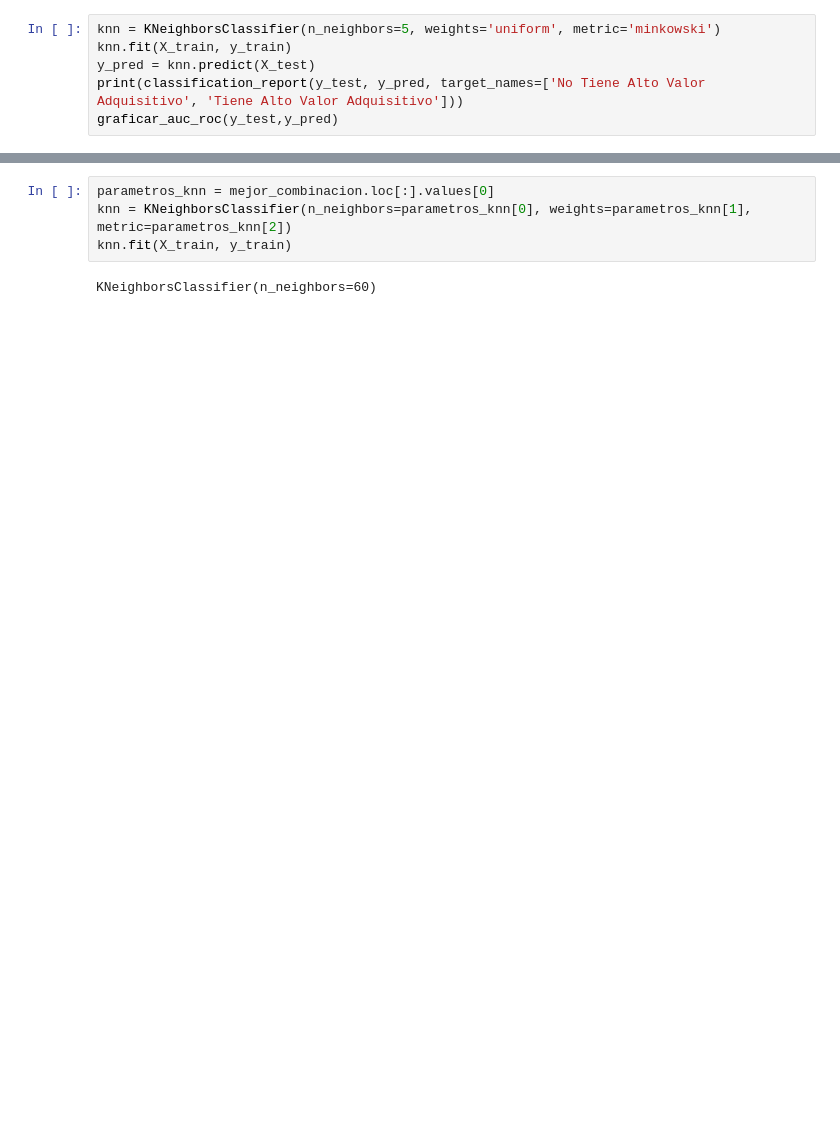
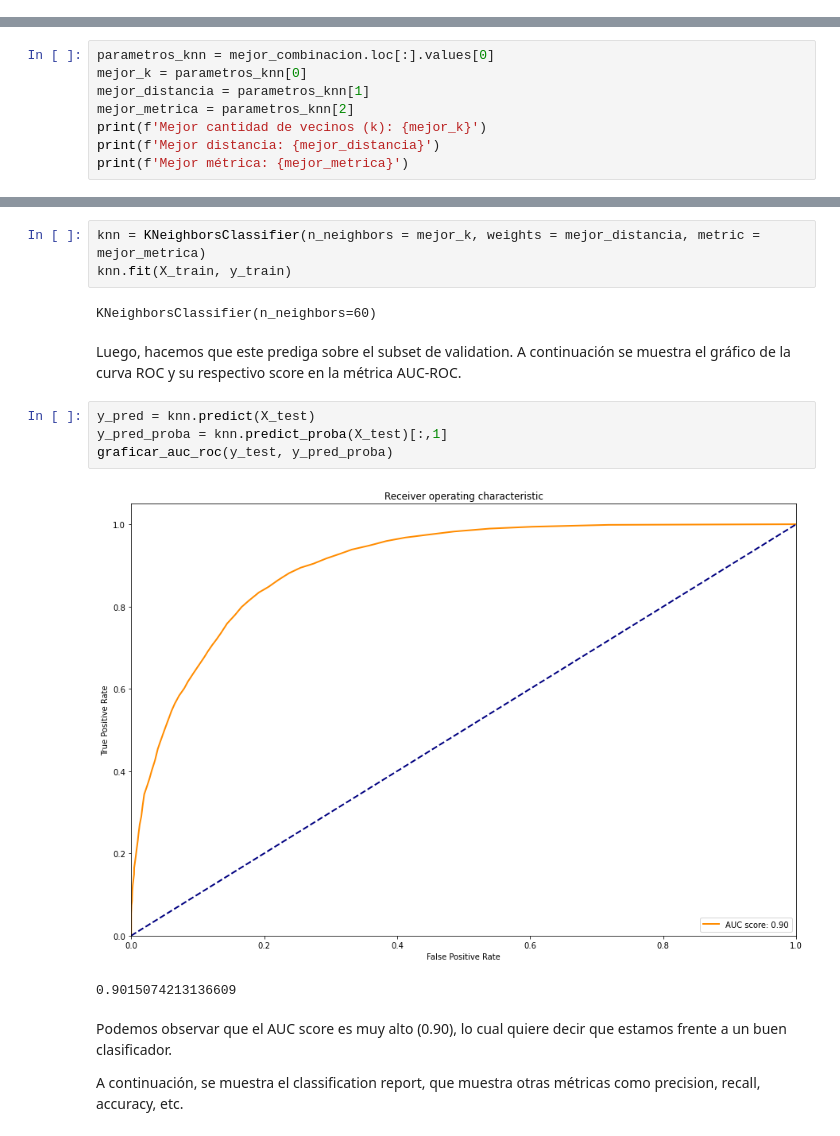
Before and after one commit to MateoCraviotto/Organizacion-de-datos-fiuba-1, a Jupyter notebook: TP2/KNN.ipynb, the cells around one changed output, grey strips where cells are left out. Cells and saved outputs as stored; diff of their text form; blank space fills up the shorter version.

```diff
--- a/TP2/KNN.ipynb
+++ b/TP2/KNN.ipynb
@@ -23,9 +39,3 @@ df = aplicar_one_hot_encoding(df)
 X, y = dividir_dataset(df)
 X_train, X_test, y_train, y_test = train_test_split(X, y, test_size=0.25, random_state=0)
 X_train, X_test = normalizar_datos(X_train, X_test)
-# %%
-knn = KNeighborsClassifier(n_neighbors=5, weights='uniform', metric='minkowski')
-knn.fit(X_train, y_train)
-y_pred = knn.predict(X_test)
-print(classification_report(y_test, y_pred, target_names=['No Tiene Alto Valor Adquisitivo', 'Tiene Alto Valor Adquisitivo']))
-graficar_auc_roc(y_test,y_pred)
@@ -91,0 +79,8 @@ Promedio de la combinación: 0.8613606487560588
+# %%
+parametros_knn = mejor_combinacion.loc[:].values[0]
+mejor_k = parametros_knn[0]
+mejor_distancia = parametros_knn[1]
+mejor_metrica = parametros_knn[2]
+print(f'Mejor cantidad de vecinos (k): {mejor_k}')
+print(f'Mejor distancia: {mejor_distancia}')
+print(f'Mejor métrica: {mejor_metrica}')
@@ -92,7 +93,19 @@ Promedio de la combinación: 0.8613606487560588
 # %%
-parametros_knn = mejor_combinacion.loc[:].values[0]
-knn = KNeighborsClassifier(n_neighbors=parametros_knn[0], weights=parametros_knn[1], metric=parametros_knn[2])
+knn = KNeighborsClassifier(n_neighbors = mejor_k, weights = mejor_distancia, metric = mejor_metrica)
 knn.fit(X_train, y_train)
 # %% [output]
 KNeighborsClassifier(n_neighbors=60)
+# %% [markdown]
+Luego, hacemos que este prediga sobre el subset de validation. A continuación se muestra el gráfico de la curva ROC y su respectivo score en la métrica AUC-ROC.
+# %%
+y_pred = knn.predict(X_test)
+y_pred_proba = knn.predict_proba(X_test)[:,1]
+graficar_auc_roc(y_test, y_pred_proba)
+# %% [output]
+[figure, added]
+0.9015074213136609
+# %% [markdown]
+Podemos observar que el AUC score es muy alto (0.90), lo cual quiere decir que estamos frente a un buen clasificador.
+
+A continuación, se muestra el classification report, que muestra otras métricas como precision, recall, accuracy, etc.
 # %%
```
Also changed, not shown: parts of 41 cells of this notebook, 1 other file.
